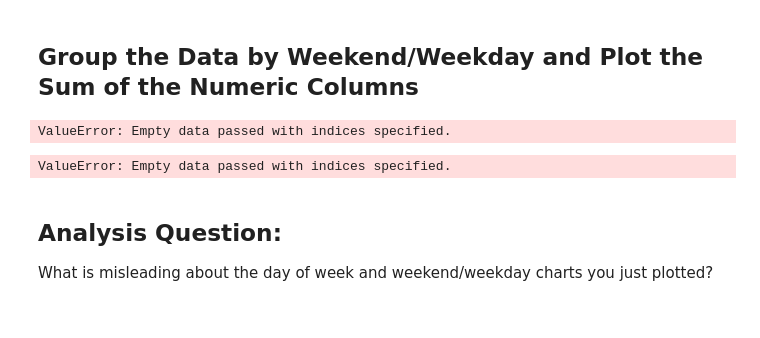
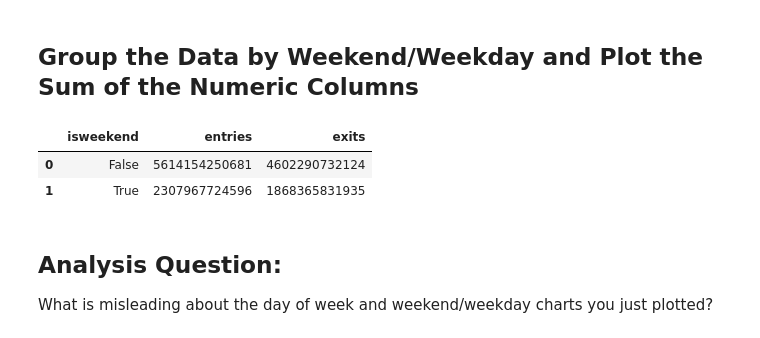
Before and after one commit to powergascan/dsc-pandas-series-and-dataframes-lab-dc-ds-071519, a Jupyter notebook: index.ipynb, the cells around one changed output. Drawn from its saved outputs; the diff is of its cells as text; code cells hidden in the pictures.

```diff
--- a/index.ipynb
+++ b/index.ipynb
@@ -139,14 +139,15 @@ plt.show()
 # %%
 #Your code here
 df['isweekend']=df['weekday']>=5
-df_weekday_agg=df.groupby(['isweekend'])[['entries','exits']].apply(lambda x: x.sum).reset_index()
+df_weekday_agg=df.groupby(['isweekend'])[['entries','exits']].apply(lambda x: x.sum()).reset_index()
 # ax1 = df_weekday_agg.plot(kind='scatter', x='isweekend', y='entries', color='r')
 # ax2 = df_weekday_agg.plot(kind='scatter', x='isweekend', y='exits', color='g')
 # plt.show()
 df_weekday_agg
 # %% [output]
-ValueError: Empty data passed with indices specified.
-ValueError: Empty data passed with indices specified.
+|  | isweekend | entries | exits |
+| 0 | False | 5614154250681 | 4602290732124 |
+| 1 | True | 2307967724596 | 1868365831935 |
 # %% [markdown]
 ## Analysis Question:
 
```
